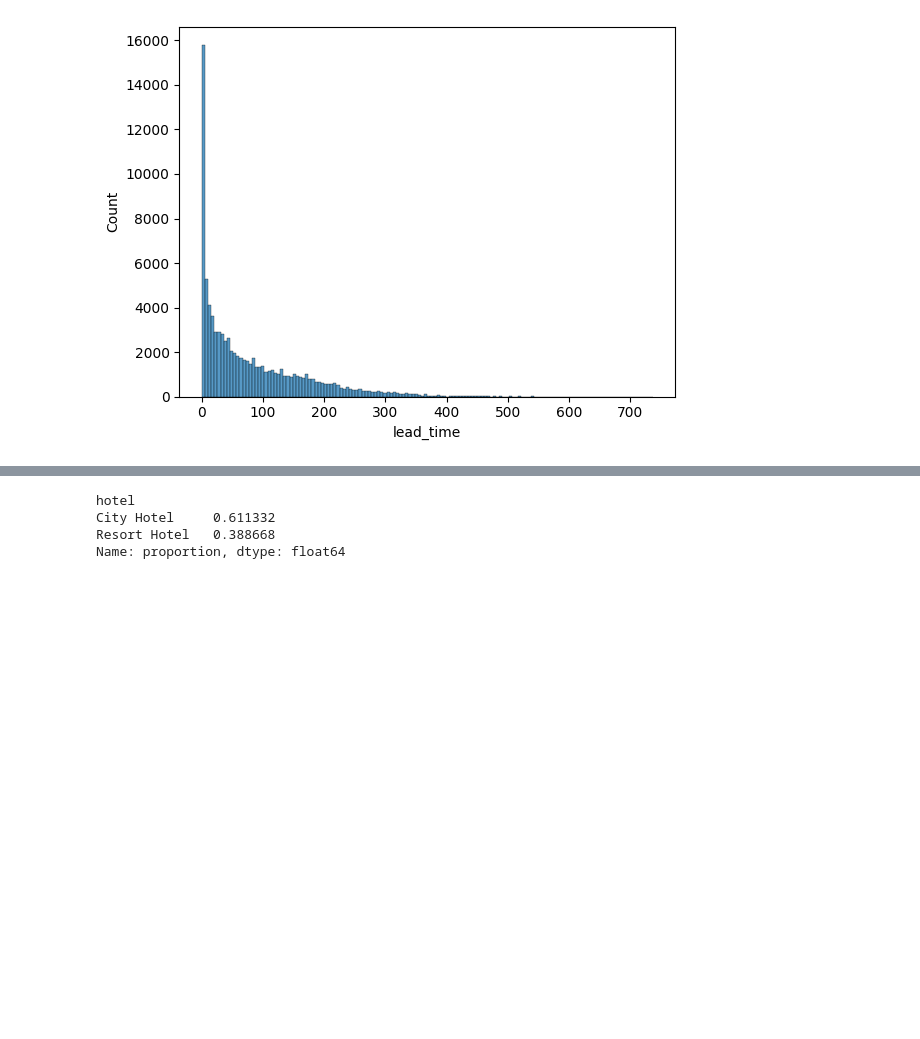
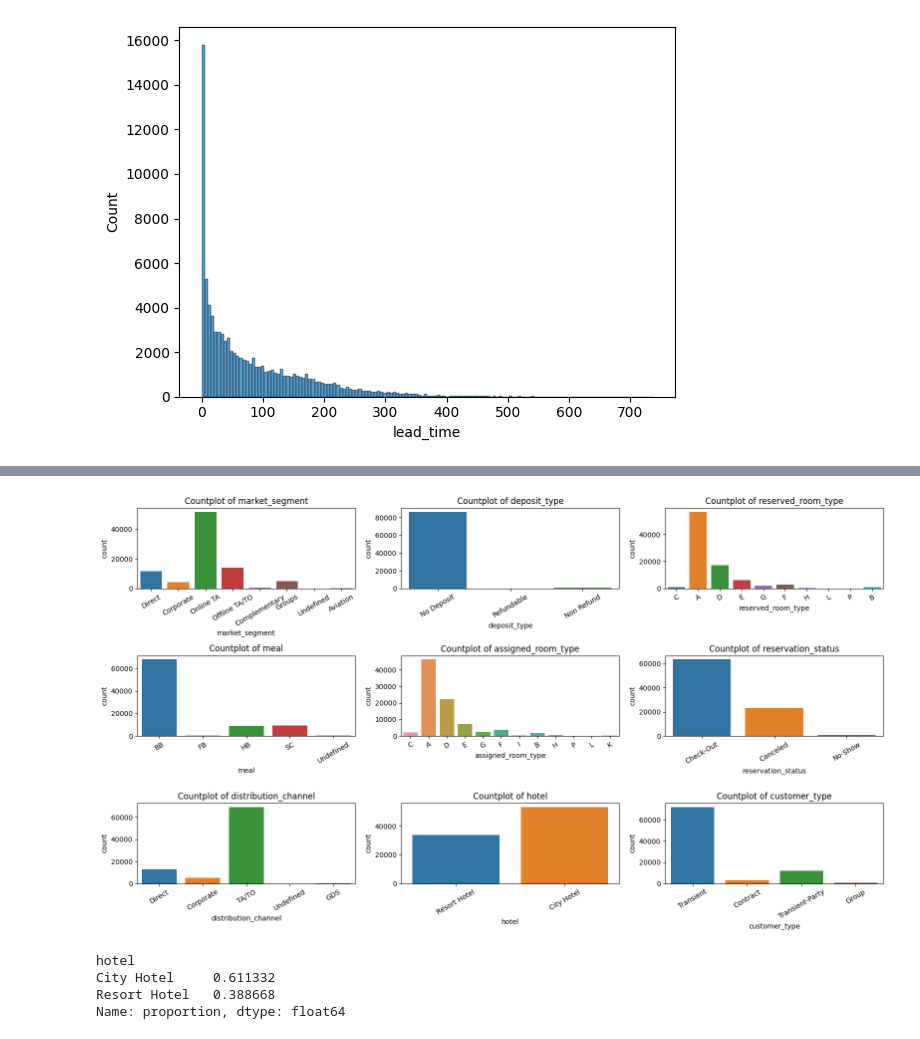
Before and after one commit to duongtruongbinh/Data-Visualization-Labs, a Jupyter notebook: Project/Project.ipynb, the cells around one changed output, grey strips where cells are left out. Saved outputs shown, nothing was run; the diff lists cells and outputs as text; code cells hidden in the pictures; blank space fills up the shorter version.

```diff
--- a/Project/Project.ipynb
+++ b/Project/Project.ipynb
@@ -170,3 +224,20 @@ ax = sns.histplot(df[num_list[1]])
+# %%
+
+cate_cols_plot = list(set(cate_list) - set(['country', 'arrival_date_month', 'reservation_status_date']))
+num_cate_cols = len(cate_cols_plot)
+num_rows = num_cate_cols // 3 + (1 if num_cate_cols % 3 != 0 else 0)
+
+plt.figure(figsize=(16, 3 * num_rows))
+for i, col in enumerate(cate_cols_plot, 1):
+        plt.subplot(num_rows, 3, i)
+        sns.countplot(x=col, data=df)
+        plt.title(f'Countplot of {col}')
+        plt.xticks(rotation=30)
+
+plt.tight_layout()
+plt.show()
+# %% [output]
+[figure, added]
 # %%
 df[cate_list[0]].value_counts(normalize=True)
 # %% [output]
```
Also changed, not shown: parts of 16 cells of this notebook.
